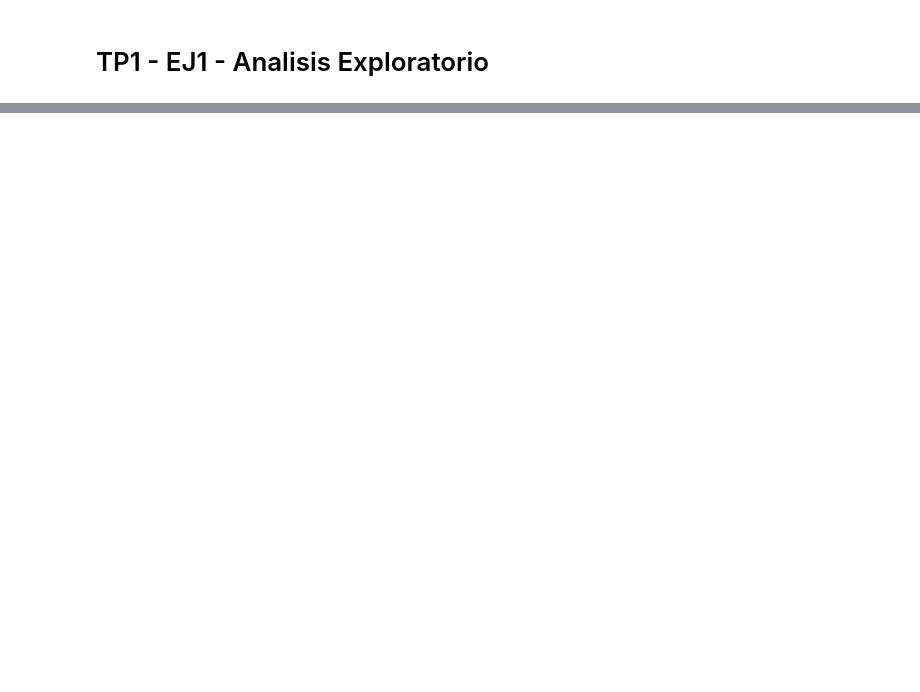
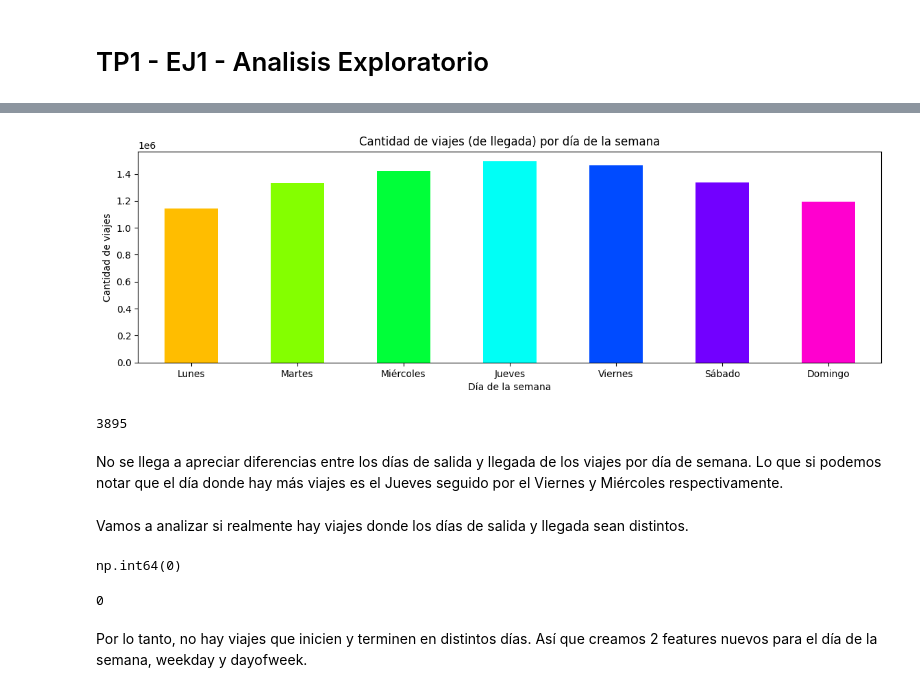
Before and after one commit to meifius/TA047R_2C2024_GRUPO5, a Jupyter notebook: TP1/TA047R_TP1_GRUPO05_ENTREGA_EJ1.ipynb, the cells around one changed output, grey strips where cells are left out. Cells and saved outputs as stored; diff of their text form; code cells hidden in the pictures; blank space fills up the shorter version.

```diff
--- a/TP1/TA047R_TP1_GRUPO05_ENTREGA_EJ1.ipynb
+++ b/TP1/TA047R_TP1_GRUPO05_ENTREGA_EJ1.ipynb
@@ -260,0 +244,52 @@ Conclusion:
+# %%
+tpep_dropoff_days = trip_data.loc[:,['VendorID', 'tpep_dropoff_datetime']]
+
+tpep_dropoff_days['weekday'] = tpep_dropoff_days['tpep_dropoff_datetime'].dt.day_name()
+tpep_dropoff_days['dayofweek'] = tpep_dropoff_days['tpep_dropoff_datetime'].dt.dayofweek
+tpep_dropoff_days_groupby = tpep_dropoff_days.groupby(['dayofweek','weekday']).count()['tpep_dropoff_datetime'].reset_index()
+tpep_dropoff_days_groupby.set_index('weekday', inplace=True)
+tpep_dropoff_days_groupby.drop('dayofweek', inplace=True, axis=1)
+tpep_dropoff_days_groupby.index.name = None
+tpep_dropoff_days_groupby.rename({
+    'Monday' : 'Lunes',
+    'Tuesday' : 'Martes',
+    'Wednesday' : 'Miércoles',
+    'Thursday' : 'Jueves',
+    'Friday' : 'Viernes',
+    'Saturday' : 'Sábado',
+    'Sunday' : 'Domingo'
+}, axis=0, inplace=True)
+
+plot_tpep_dropoff_days = tpep_dropoff_days_groupby.plot(y='tpep_dropoff_datetime', title = "Cantidad de viajes (de llegada) por día de la semana",kind='bar',
+                                                          figsize=(14,4),rot=0, color=(sns.color_palette("hsv", n_colors=7)))
+plot_tpep_dropoff_days.set_ylabel('Cantidad de viajes')
+plot_tpep_dropoff_days.set_xlabel('Día de la semana')
+plot_tpep_dropoff_days.legend().set_visible(False)
+plt.show()
+# %% [output]
+[figure, added]
+# %%
+del tpep_dropoff_days
+del tpep_dropoff_days_groupby
+del plot_tpep_dropoff_days
+# Perform garbage collection
+gc.collect()
+# %% [output]
+3895
+# %% [markdown]
+No se llega a apreciar diferencias entre los días de salida y llegada de los viajes por día de semana. Lo que si podemos notar que el día donde hay más viajes es el Jueves seguido por el Viernes y Miércoles respectivamente.
+# %% [markdown]
+Vamos a analizar si realmente hay viajes donde los días de salida y llegada sean distintos.
+# %%
+tpep_dropoff_days_diff = trip_data.loc[trip_data.tpep_pickup_datetime.dt.day_name() != trip_data.tpep_pickup_datetime.dt.day_name(), 'VendorID']
+tpep_dropoff_days_diff.count()
+# %% [output]
+np.int64(0)
+# %%
+del tpep_dropoff_days_diff
+# Perform garbage collection
+gc.collect()
+# %% [output]
+0
+# %% [markdown]
+Por lo tanto, no hay viajes que inicien y terminen en distintos días. Así que creamos 2 features nuevos para el día de la semana, weekday y dayofweek.
```
Also changed, not shown: parts of 294 cells of this notebook.
